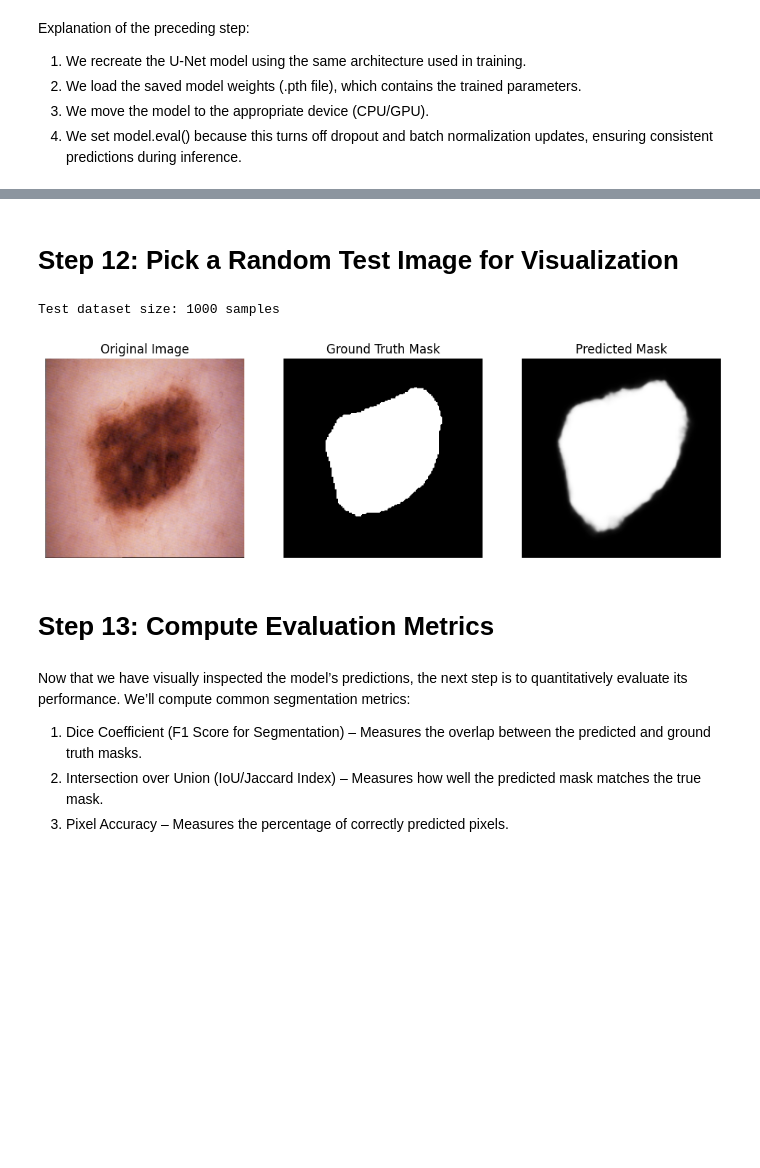
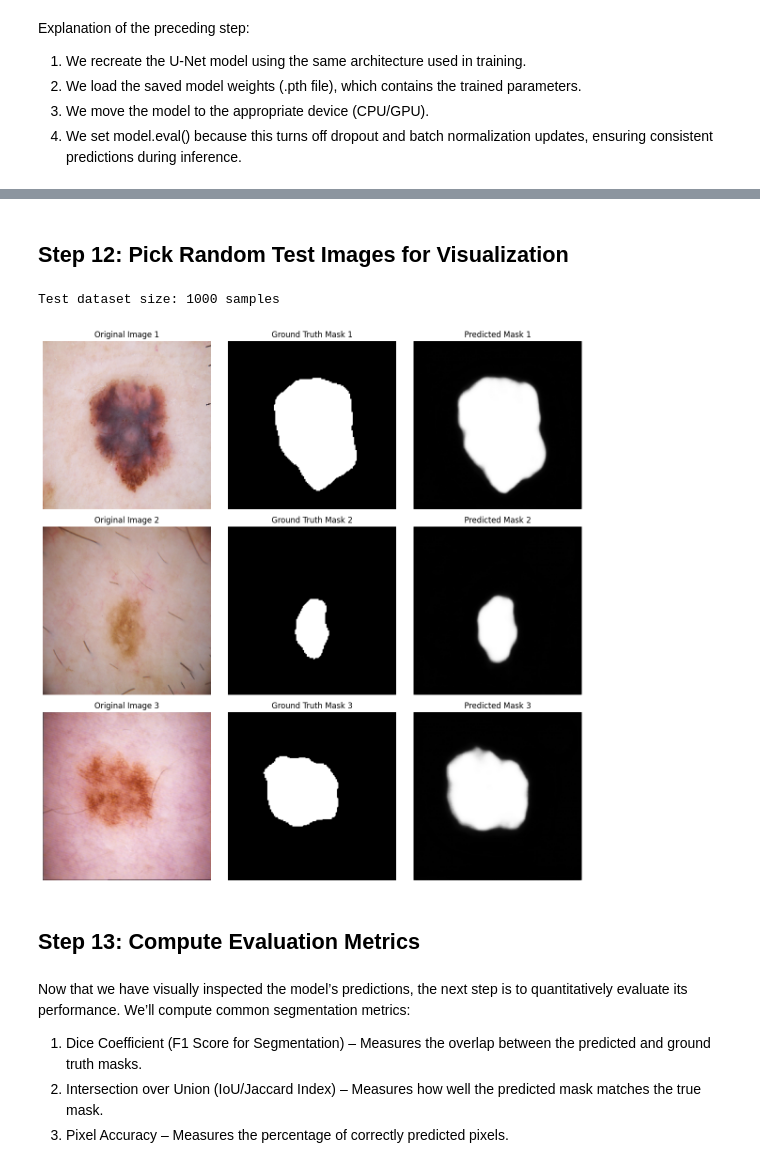
Before and after one commit to samyakshrestha/swinunet-medical-segmentation, a Jupyter notebook: notebooks/unet_training.ipynb, the cells around one changed output, grey strips where cells are left out. Cells and saved outputs as stored; diff of their text form; code cells hidden in the pictures; blank space fills up the shorter version.

```diff
--- a/notebooks/unet_training.ipynb
+++ b/notebooks/unet_training.ipynb
@@ -533,5 +552,5 @@ plt.show()
 # %% [markdown]
-# Step 12: Pick a Random Test Image for Visualization
+## Step 12: Pick Random Test Images for Visualization
 # %%
 # 1. Specify the paths to your test images and masks
 test_images_path = f"{BASE_DIR}/test_images.npy"
@@ -552,43 +568,54 @@ print(f"Test dataset size: {len(test_dataset)} samples")
 # %% [output]
 Test dataset size: 1000 samples
 # %%
-# Get a random test sample
-random_index = random.randint(0, len(test_dataset) - 1)
-image, mask = test_dataset[random_index]  # Load image & mask from test dataset
+# Pick three random test samples
+random_indices = random.sample(range(len(test_dataset)), 3)  # Select 3 random indices
+selected_images = []
+selected_masks = []
+selected_preds = []
 
-# Convert to batch format (add batch dimension)
-image_tensor = image.unsqueeze(0).to(device)
+# Process each selected image
+for idx in random_indices:
+    image, mask = test_dataset[idx]  # Load image & mask from test dataset
+    image_tensor = image.unsqueeze(0).to(device)  # Convert to batch format
 
-# Get model prediction
-with torch.no_grad():
-    pred_mask = best_model(image_tensor)  # Forward pass
-    pred_mask = torch.sigmoid(pred_mask)  # Apply sigmoid activation
-    pred_mask = pred_mask.squeeze().cpu().numpy()  # Remove batch & move to CPU
+    # Get model prediction
+    with torch.no_grad():
+        pred_mask = best_model(image_tensor)  # Forward pass
+        pred_mask = torch.sigmoid(pred_mask)  # Apply sigmoid activation
+        pred_mask = pred_mask.squeeze().cpu().numpy()  # Remove batch & move to CPU
 
-# Convert original image & mask to NumPy for visualization
-image_np = image.permute(1, 2, 0).cpu().numpy()  # Change shape from (C, H, W) → (H, W, C)
-mask_np = mask.cpu().numpy()  # Convert ground truth mask to NumPy
+    # Convert original image & mask to NumPy for visualization
+    image_np = image.permute(1, 2, 0).cpu().numpy()  # Change shape from (C, H, W) → (H, W, C)
+    mask_np = mask.cpu().numpy()  # Convert ground truth mask to NumPy
 
-# Plot images side by side
-fig, ax = plt.subplots(1, 3, figsize=(12, 4))
+    # Store images for plotting
+    selected_images.append(image_np)
+    selected_masks.append(mask_np)
+    selected_preds.append(pred_mask)
 
-ax[0].imshow(image_np)
-ax[0].set_title("Original Image")
-ax[0].axis("off")
+# 6. Plot images side by side
+fig, axes = plt.subplots(3, 3, figsize=(12, 12))
 
-ax[1].imshow(mask_np, cmap="gray")
-ax[1].set_title("Ground Truth Mask")
-ax[1].axis("off")
+for i in range(3):
+    axes[i, 0].imshow(selected_images[i])
+    axes[i, 0].set_title(f"Original Image {i+1}")
+    axes[i, 0].axis("off")
 
-ax[2].imshow(pred_mask, cmap="gray")
-ax[2].set_title("Predicted Mask")
-ax[2].axis("off")
+    axes[i, 1].imshow(selected_masks[i], cmap="gray")
+    axes[i, 1].set_title(f"Ground Truth Mask {i+1}")
+    axes[i, 1].axis("off")
 
+    axes[i, 2].imshow(selected_preds[i], cmap="gray")
+    axes[i, 2].set_title(f"Predicted Mask {i+1}")
+    axes[i, 2].axis("off")
+
+plt.tight_layout()
 plt.show()
 # %% [output]
-[figure, old version]
+[figure, new version]
 # %% [markdown]
-# Step 13: Compute Evaluation Metrics
+## Step 13: Compute Evaluation Metrics
 # %% [markdown]
 Now that we have visually inspected the model’s predictions, the next step is to quantitatively evaluate its performance. We’ll compute common segmentation metrics:
 1.	Dice Coefficient (F1 Score for Segmentation) – Measures the overlap between the predicted and ground truth masks.
```
Also changed, not shown: parts of 33 cells of this notebook, 1 other file.
